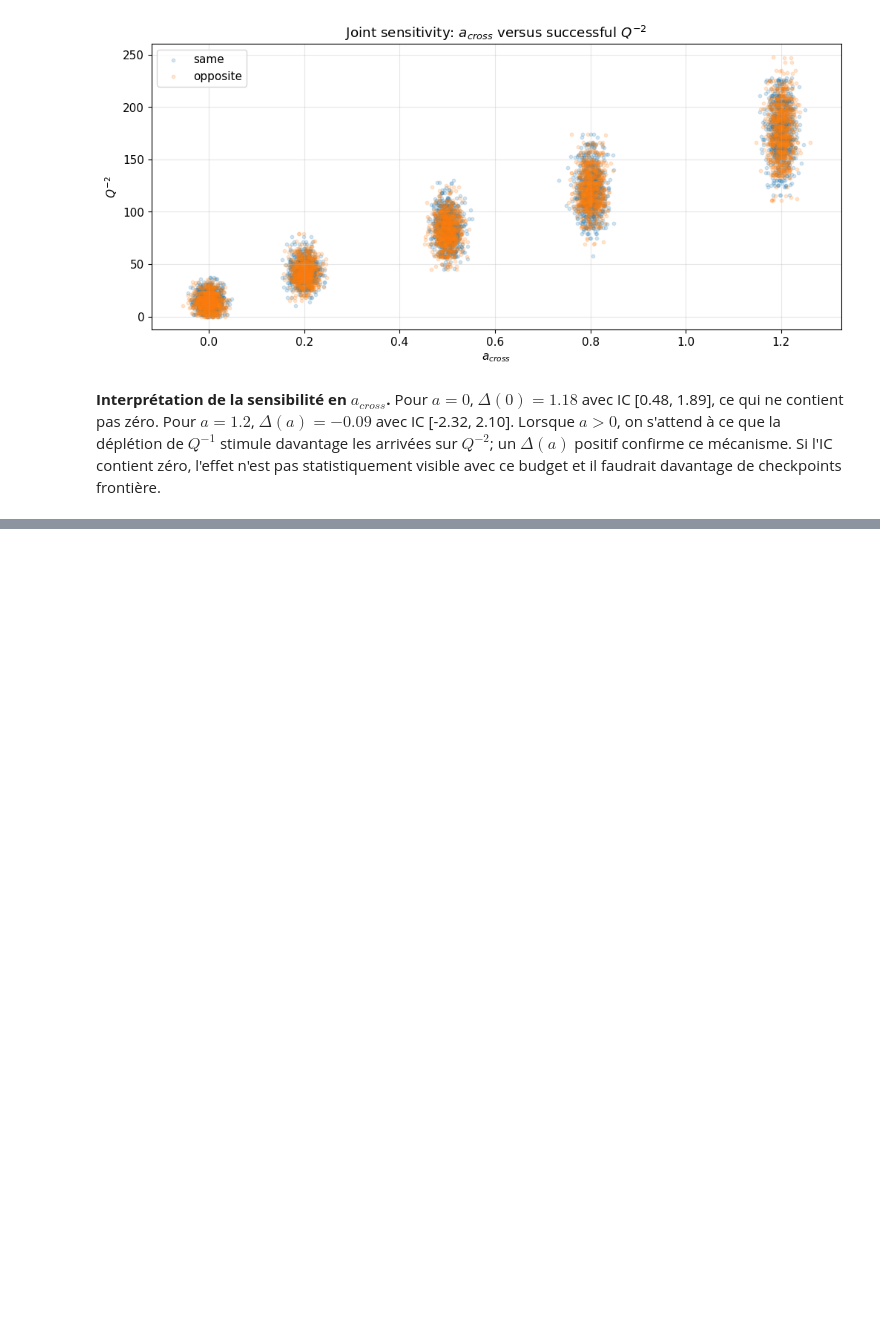
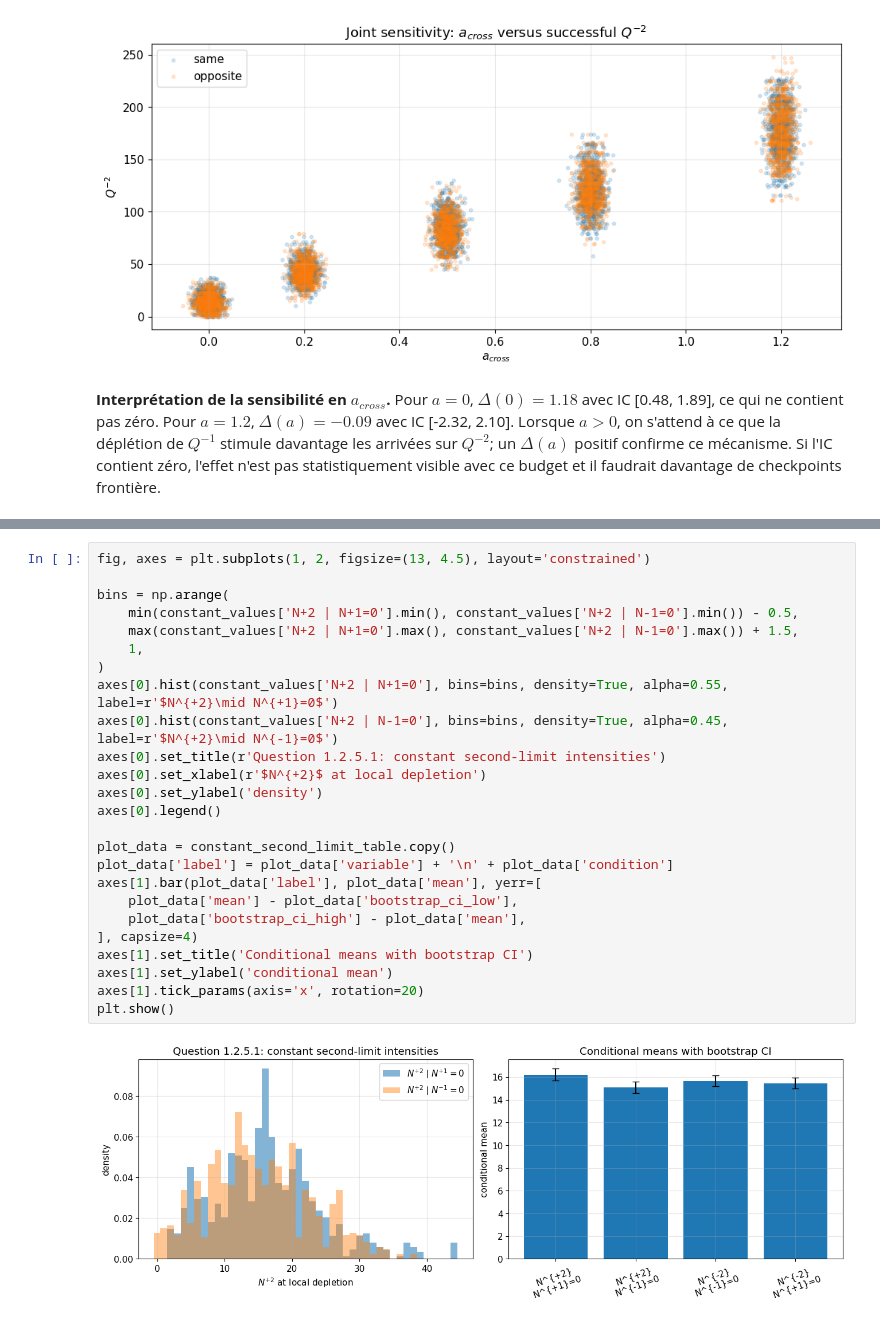
Before and after one commit to ApolloHong/Modal_Order_Book, a Jupyter notebook: nb3_125_deuxieme_limite.ipynb, the cells around one changed output, grey strips where cells are left out. Drawn from its saved outputs; the diff is of its cells as text; blank space fills up the shorter version.

```diff
--- a/nb3_125_deuxieme_limite.ipynb
+++ b/nb3_125_deuxieme_limite.ipynb
@@ -1246,0 +1400,27 @@ La dynamique stochastique de `hawkes_4q.py` n'a pas été modifiée : les change
+# %%
+fig, axes = plt.subplots(1, 2, figsize=(13, 4.5), layout='constrained')
+
+bins = np.arange(
+    min(constant_values['N+2 | N+1=0'].min(), constant_values['N+2 | N-1=0'].min()) - 0.5,
+    max(constant_values['N+2 | N+1=0'].max(), constant_values['N+2 | N-1=0'].max()) + 1.5,
+    1,
+)
+axes[0].hist(constant_values['N+2 | N+1=0'], bins=bins, density=True, alpha=0.55, label=r'$N^{+2}\mid N^{+1}=0$')
+axes[0].hist(constant_values['N+2 | N-1=0'], bins=bins, density=True, alpha=0.45, label=r'$N^{+2}\mid N^{-1}=0$')
+axes[0].set_title(r'Question 1.2.5.1: constant second-limit intensities')
+axes[0].set_xlabel(r'$N^{+2}$ at local depletion')
+axes[0].set_ylabel('density')
+axes[0].legend()
+
+plot_data = constant_second_limit_table.copy()
+plot_data['label'] = plot_data['variable'] + '\n' + plot_data['condition']
+axes[1].bar(plot_data['label'], plot_data['mean'], yerr=[
+    plot_data['mean'] - plot_data['bootstrap_ci_low'],
+    plot_data['bootstrap_ci_high'] - plot_data['mean'],
+], capsize=4)
+axes[1].set_title('Conditional means with bootstrap CI')
+axes[1].set_ylabel('conditional mean')
+axes[1].tick_params(axis='x', rotation=20)
+plt.show()
+# %% [output]
+[figure, added]
```
Also changed, not shown: parts of 35 cells of this notebook, 7 other files.
